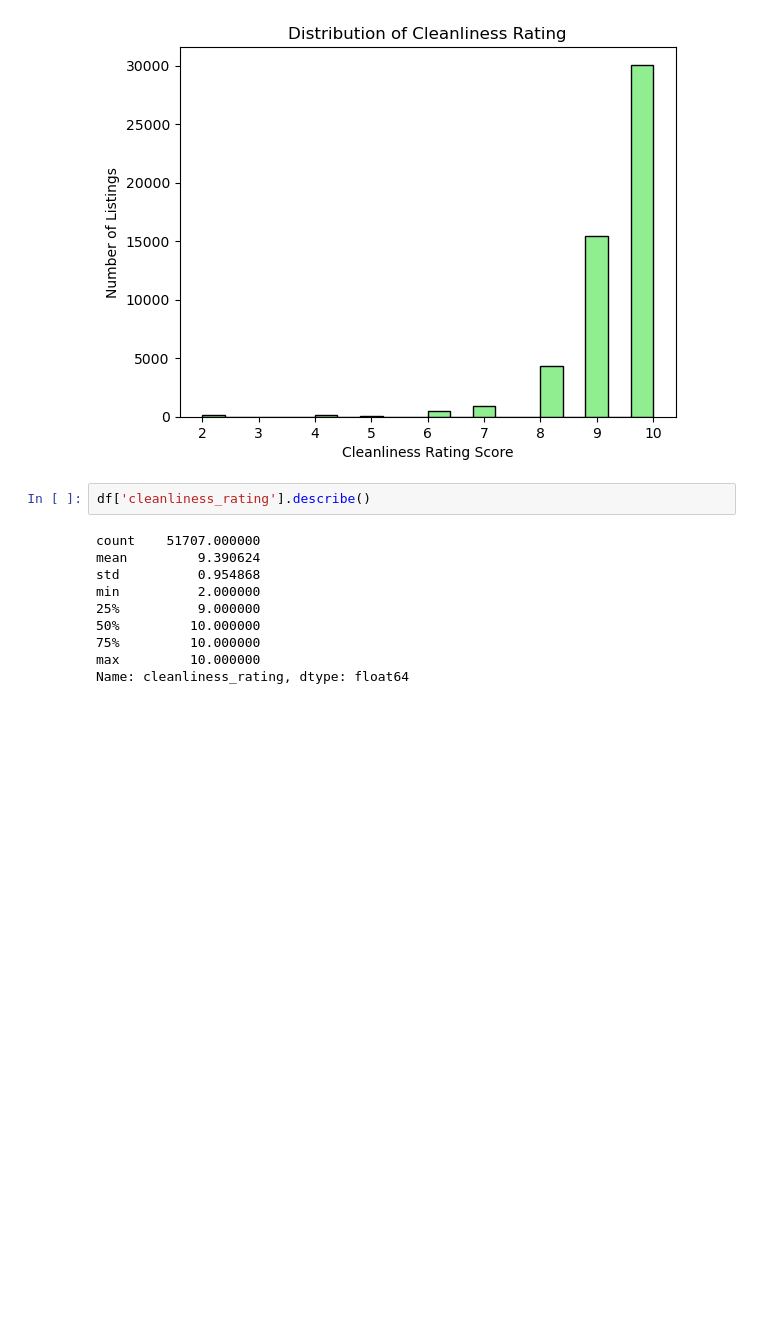
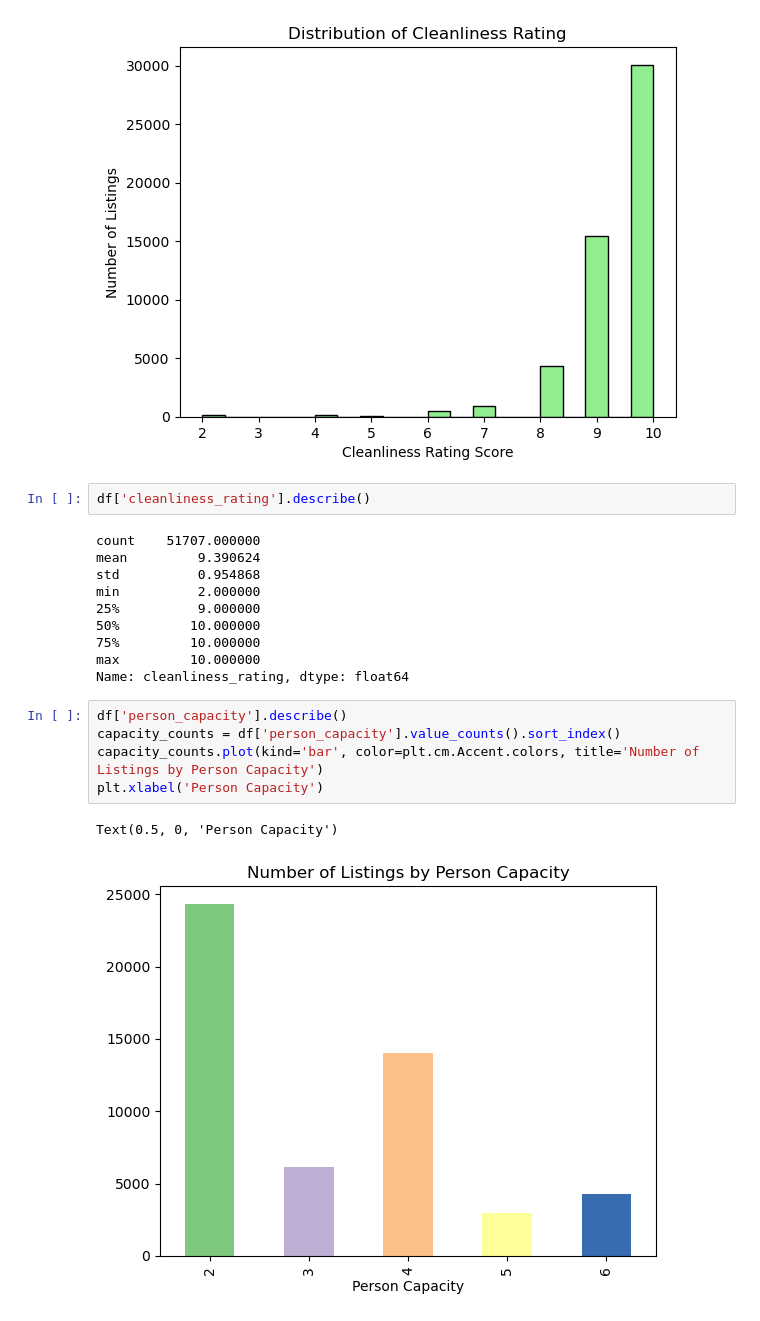
Before and after one commit to Titaniel3/ASDA_2025_Group_1_Portfolio_new, a Jupyter notebook: notebooks/Week4_Homework_neu.ipynb, the cells around one changed output. Saved outputs shown, nothing was run; the diff lists cells and outputs as text; blank space fills up the shorter version.

```diff
--- a/notebooks/Week4_Homework_neu.ipynb
+++ b/notebooks/Week4_Homework_neu.ipynb
@@ -398,3 +398,11 @@ min          2.000000
 75%         10.000000
 max         10.000000
 Name: cleanliness_rating, dtype: float64
+# %%
+df['person_capacity'].describe()
+capacity_counts = df['person_capacity'].value_counts().sort_index()
+capacity_counts.plot(kind='bar', color=plt.cm.Accent.colors, title='Number of Listings by Person Capacity')
+plt.xlabel('Person Capacity')
+# %% [output]
+Text(0.5, 0, 'Person Capacity')
+[figure, added]
```
Also changed, not shown: parts of 3 cells of this notebook.
